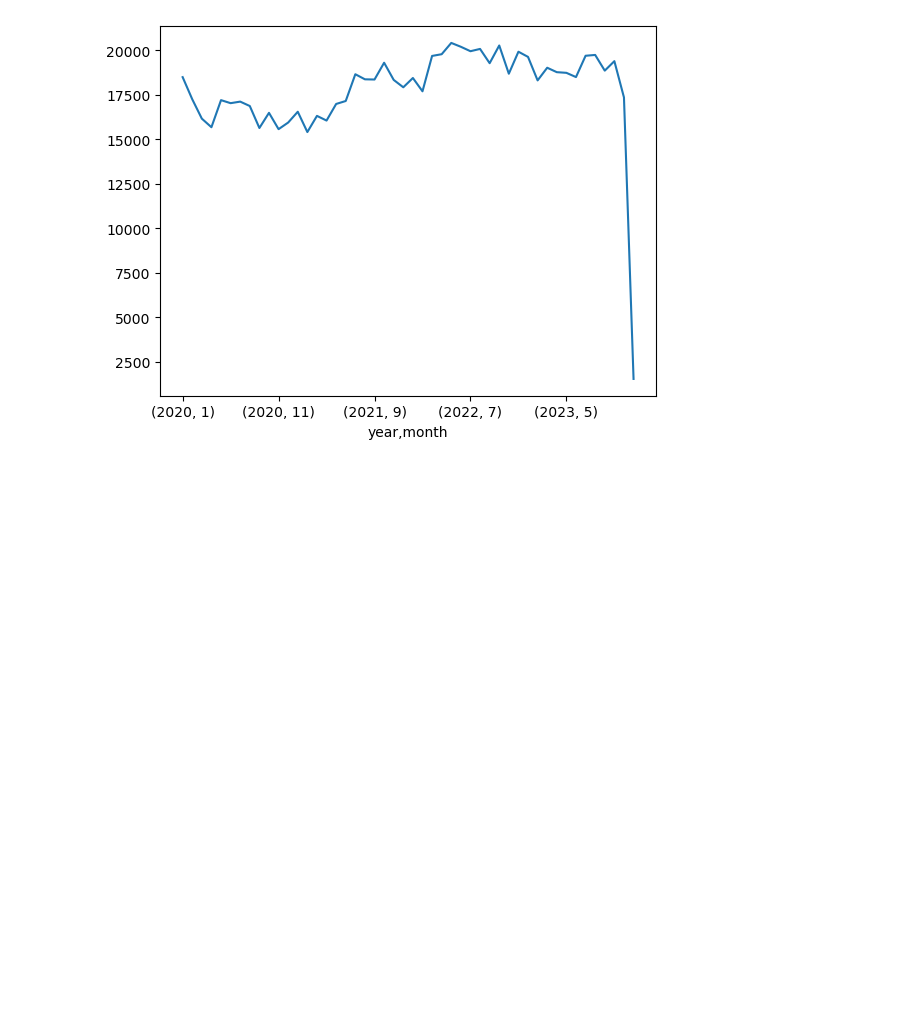
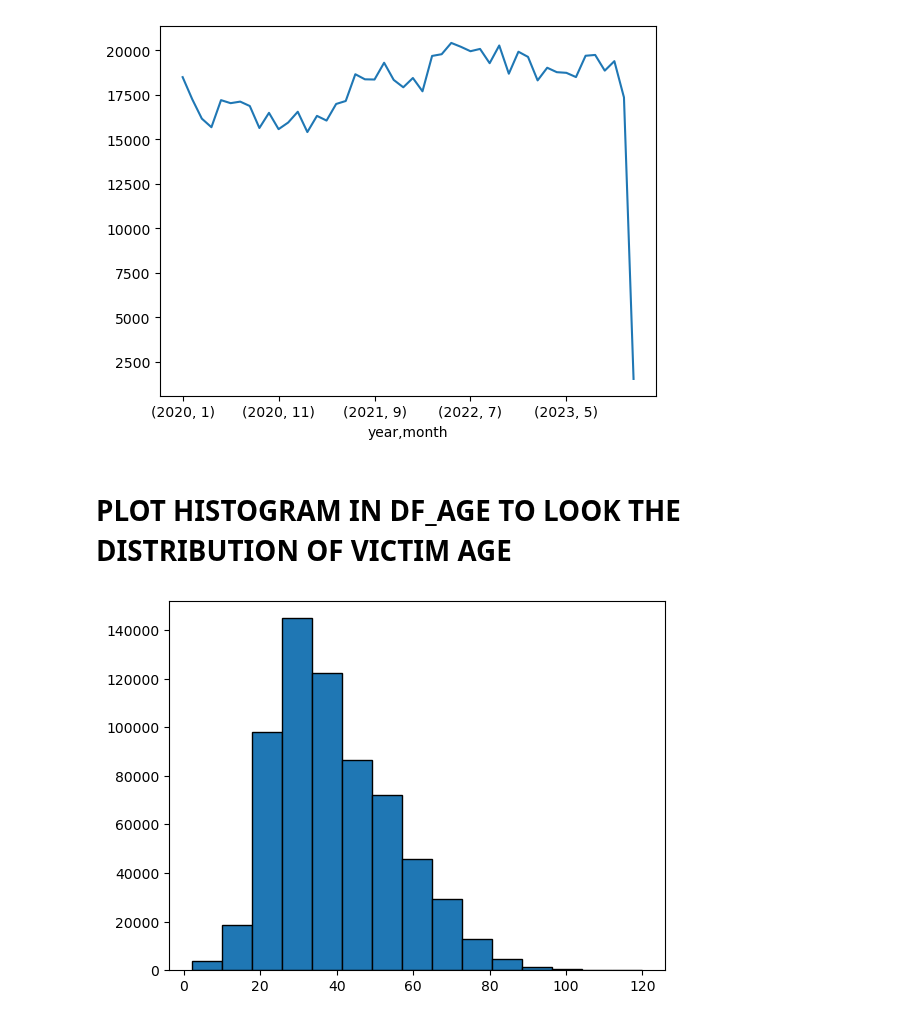
Before and after one commit to ettolrahc97/LA-Crime-Data-Analysis-Project, a Jupyter notebook: LA Crime.ipynb, the cells around one changed output. Saved outputs shown, nothing was run; the diff lists cells and outputs as text; code cells hidden in the pictures; blank space fills up the shorter version.

Commit message:
Plot Histogram for the distribution of Victim Age

```diff
--- a/LA Crime.ipynb
+++ b/LA Crime.ipynb
@@ -295,3 +295,10 @@ df.sort_values(by = 'date_occurred')
 crime_overtime = df.groupby(['year','month']).size().plot()
 # %% [output]
 [figure]
+# %% [markdown]
+# PLOT HISTOGRAM IN DF_AGE TO LOOK THE DISTRIBUTION OF VICTIM AGE
+# %%
+plt.hist(df_age['victim_age'], edgecolor ='black', bins=15)
+plt.show()
+# %% [output]
+[figure, added]
```
